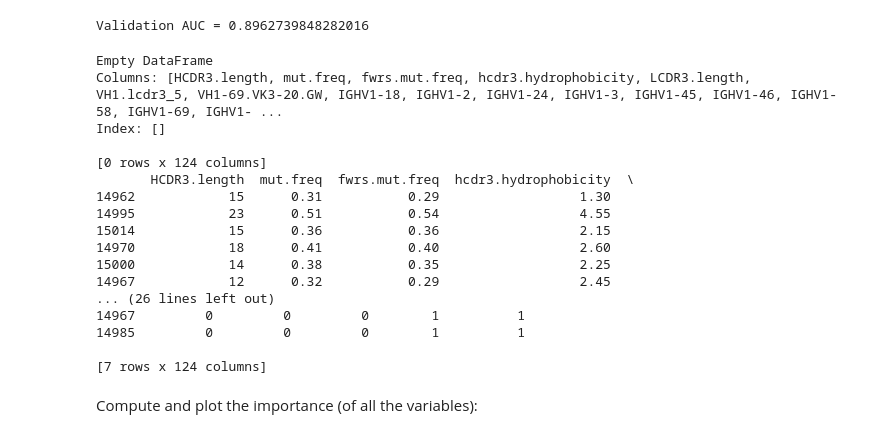
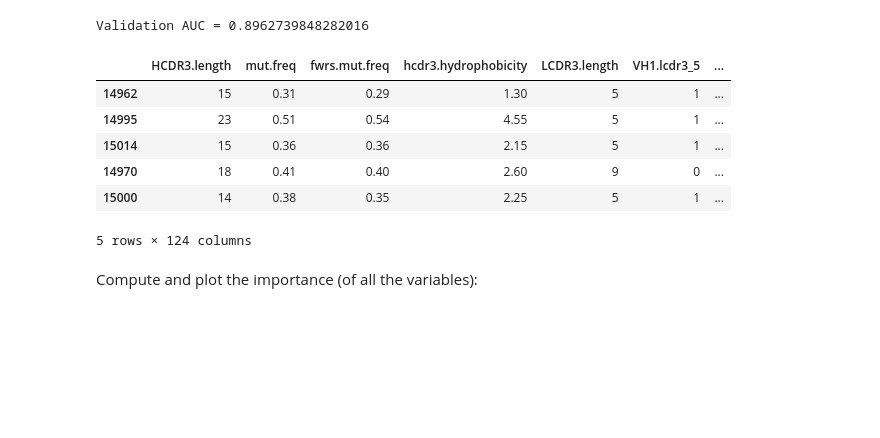
Before and after one commit to MathildeFogPerez/manuscript-bnab-foglierini, a Jupyter notebook: DecisionTree_RandomForest_PUB.ipynb, the cells around one changed output. Cells and saved outputs as stored; diff of their text form; code cells hidden in the pictures; blank space fills up the shorter version.

```diff
--- a/DecisionTree_RandomForest_PUB.ipynb
+++ b/DecisionTree_RandomForest_PUB.ipynb
@@ -591,34 +585,25 @@ Validation AUC = 0.8962739848282016
 # %%
 #Make a big table with predicted and known bnab
 # Save TP and FP in txt files to compare them with the 2 other methods
 predictions=random_forest.predict(validation)
 valTable= validation.copy()
 valTable['is_bnab']= validationtarget
 valTable['predicted'] = predictions
 dataf=valTable[(valTable['predicted'] == 1) & (valTable['is_bnab'] == 0)]
-print(dataf)
+#print(dataf)
 dataf.to_csv(OUTPUTPATH+'validation_FP_randomForest_'+BNAB+'_seed'+str(SEEDNUMBER)+'.tsv', sep = "\t")
 dataf=valTable[(valTable['predicted'] == 1) & (valTable['is_bnab'] == 1)]
-print(dataf)
+#print(dataf)
 dataf.to_csv(OUTPUTPATH+'validation_TP_randomForest_'+BNAB+'_seed'+str(SEEDNUMBER)+'.tsv', sep = "\t")
+dataf.head()
 # %% [output]
+|  | HCDR3.length | mut.freq | fwrs.mut.freq | hcdr3.hydrophobicity | LCDR3.length | VH1.lcdr3_5 | ... |
+| 14962 | 15 | 0.31 | 0.29 | 1.30 | 5 | 1 | ... |
+| 14995 | 23 | 0.51 | 0.54 | 4.55 | 5 | 1 | ... |
+| 15014 | 15 | 0.36 | 0.36 | 2.15 | 5 | 1 | ... |
+| 14970 | 18 | 0.41 | 0.40 | 2.60 | 9 | 0 | ... |
+| 15000 | 14 | 0.38 | 0.35 | 2.25 | 5 | 1 | ... |
-Empty DataFrame
-Columns: [HCDR3.length, mut.freq, fwrs.mut.freq, hcdr3.hydrophobicity, LCDR3.length, VH1.lcdr3_5, VH1-69.VK3-20.GW, IGHV1-18, IGHV1-2, IGHV1-24, IGHV1-3, IGHV1-45, IGHV1-46, IGHV1-58, IGHV1-69, IGHV1- ...
-Index: []
-
-[0 rows x 124 columns]
-       HCDR3.length  mut.freq  fwrs.mut.freq  hcdr3.hydrophobicity  \
-14962            15      0.31           0.29                  1.30
-14995            23      0.51           0.54                  4.55
-15014            15      0.36           0.36                  2.15
-14970            18      0.41           0.40                  2.60
-15000            14      0.38           0.35                  2.25
-14967            12      0.32           0.29                  2.45
-... (26 lines left out)
-14967         0         0         0        1          1
-14985         0         0         0        1          1
-
-[7 rows x 124 columns]
+5 rows × 124 columns
 # %% [markdown]
 Compute and plot the importance (of all the variables):
 # %%
```
Also changed, not shown: parts of 5 cells of this notebook, 1 other file.
